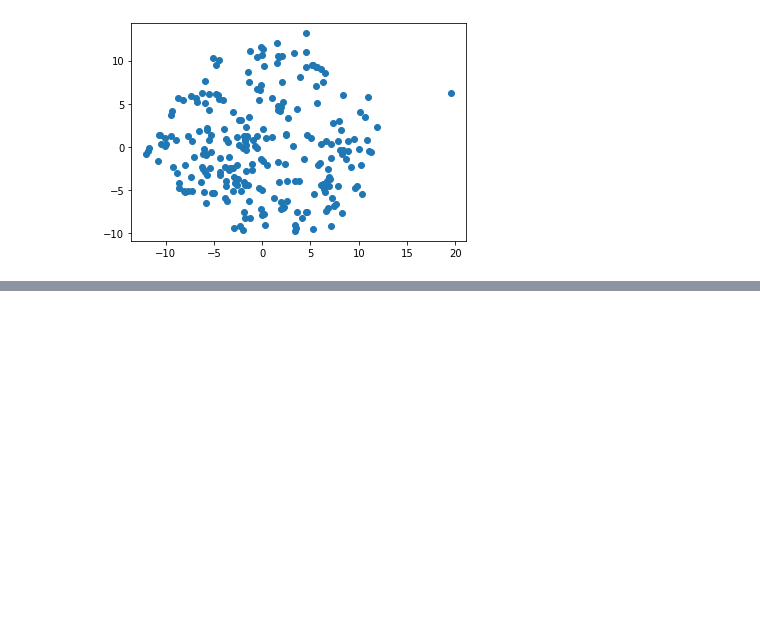
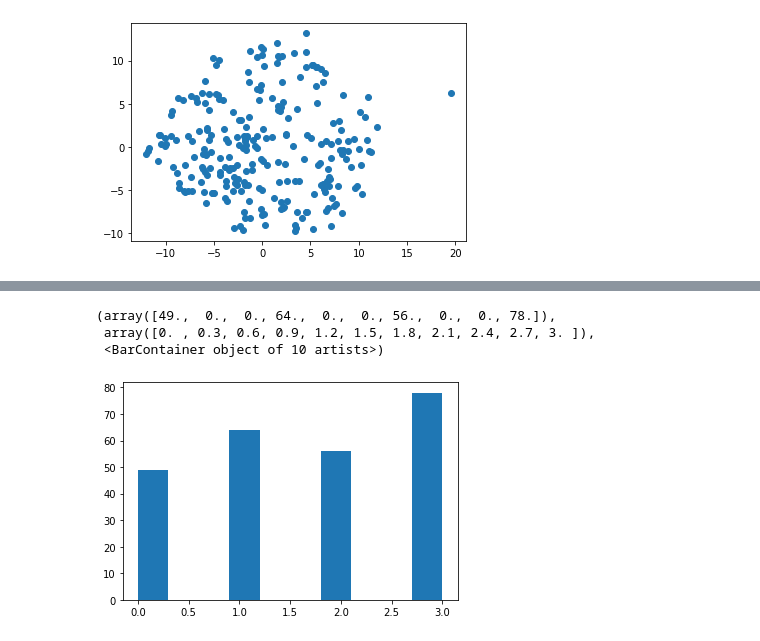
Before and after one commit to mariakesa/NeuroPixelsDataAnalysis, a Jupyter notebook: ContrastivePCA/BehaviorClustering.ipynb, the cells around one changed output, grey strips where cells are left out. Drawn from its saved outputs; the diff is of its cells as text; code cells hidden in the pictures; blank space fills up the shorter version.

Commit message:
beh kmeans

```diff
--- a/ContrastivePCA/BehaviorClustering.ipynb
+++ b/ContrastivePCA/BehaviorClustering.ipynb
@@ -104,3 +104,8 @@ plt.scatter(pcs[:,0],pcs[:,1])
 # %% [output]
 <matplotlib.collections.PathCollection at 0x...>
 [figure]
+# %%
+from sklearn.cluster import KMeans
+
+kmeans = KMeans(n_clusters=4, random_state=0).fit(st_feat_lst)
+labs=kmeans.labels_
@@ -106,0 +127,7 @@ plt.scatter(pcs[:,0],pcs[:,1])
+# %%
+plt.hist(labs)
+# %% [output]
+(array([49.,  0.,  0., 64.,  0.,  0., 56.,  0.,  0., 78.]),
+ array([0. , 0.3, 0.6, 0.9, 1.2, 1.5, 1.8, 2.1, 2.4, 2.7, 3. ]),
+ <BarContainer object of 10 artists>)
+[figure, added]
```
Also changed, not shown: parts of 2 cells of this notebook.
